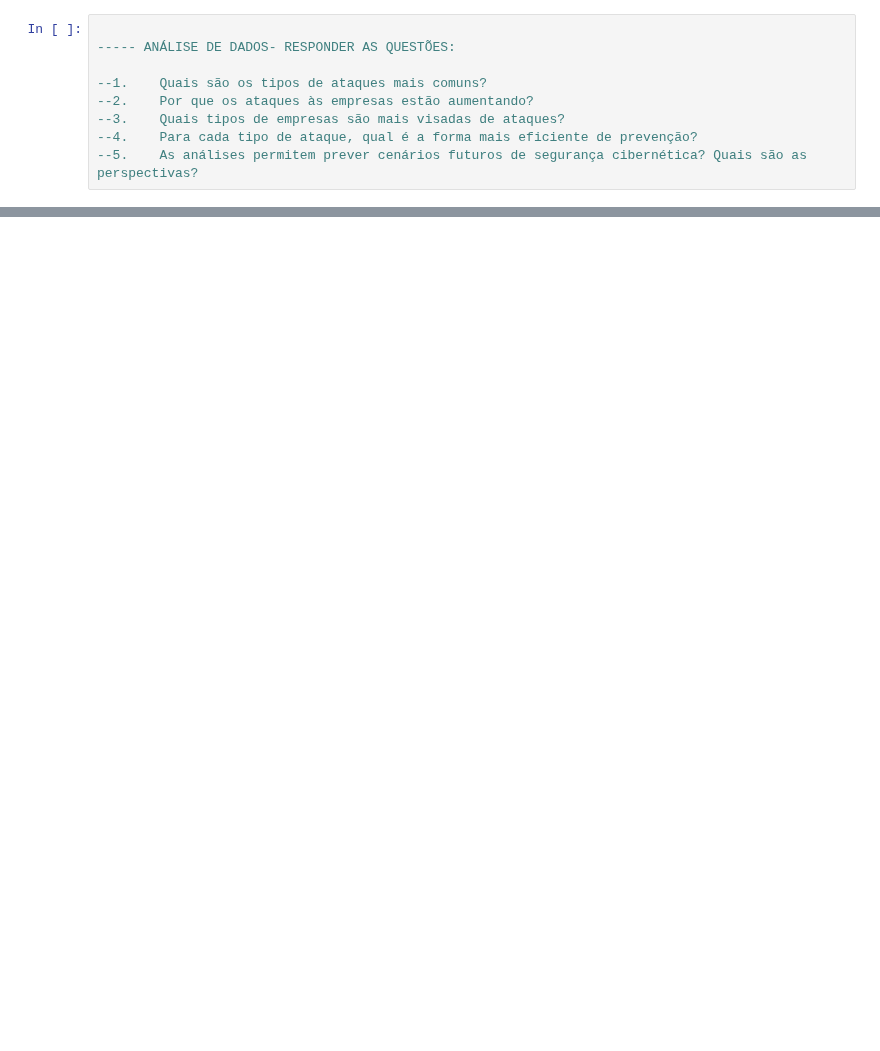
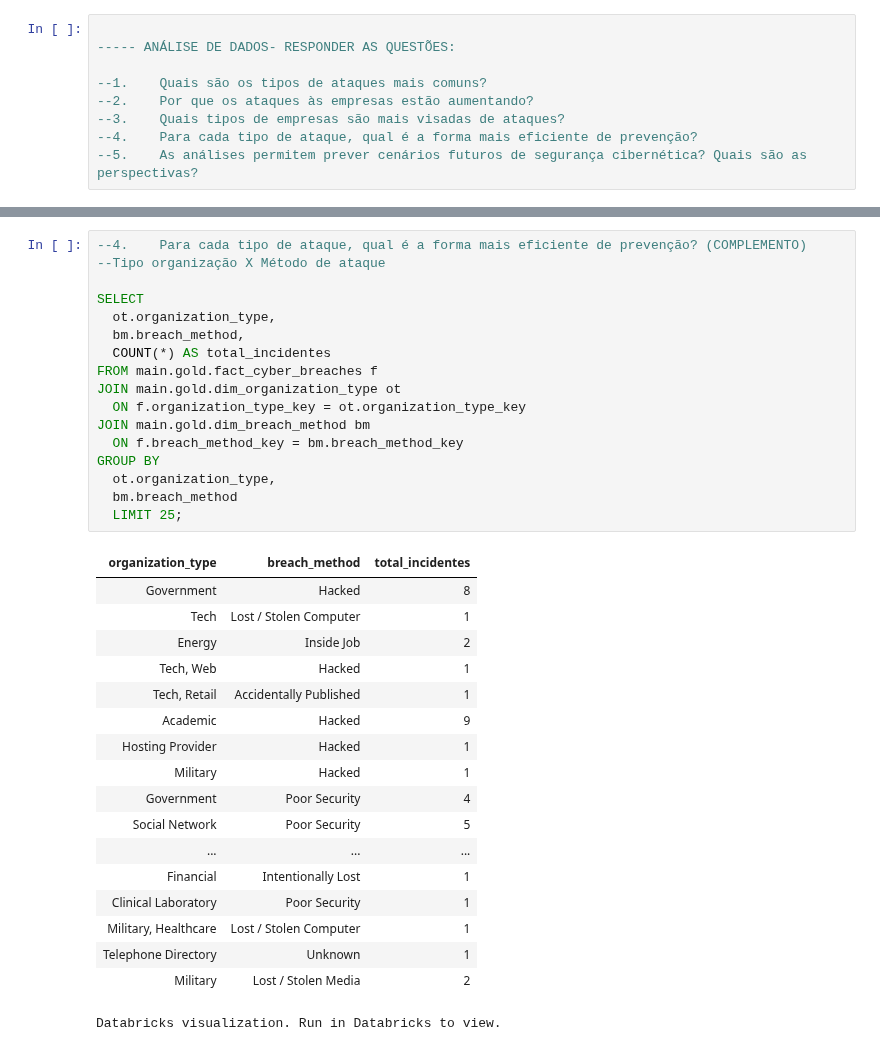
Before and after one commit to Vieiraligia/Data-Science-and-Analytics, a Jupyter notebook: MVP Engenharia de Dados/MVP.ipynb, the cells around one changed output, grey strips where cells are left out. Cells and saved outputs as stored; diff of their text form; blank space fills up the shorter version.

```diff
--- a/MVP Engenharia de Dados/MVP.ipynb
+++ b/MVP Engenharia de Dados/MVP.ipynb
@@ -441 +759,37 @@ GROUP BY bm.breach_method;
+# %%
+--4.	Para cada tipo de ataque, qual é a forma mais eficiente de prevenção? (COMPLEMENTO)
+--Tipo organização X Método de ataque
+
+SELECT
+  ot.organization_type,
+  bm.breach_method,
+  COUNT(*) AS total_incidentes
+FROM main.gold.fact_cyber_breaches f
+JOIN main.gold.dim_organization_type ot
+  ON f.organization_type_key = ot.organization_type_key
+JOIN main.gold.dim_breach_method bm
+  ON f.breach_method_key = bm.breach_method_key
+GROUP BY
+  ot.organization_type,
+  bm.breach_method
+  LIMIT 25;
+# %% [output]
+| organization_type | breach_method | total_incidentes |
+| Government | Hacked | 8 |
+| Tech | Lost / Stolen Computer | 1 |
+| Energy | Inside Job | 2 |
+| Tech, Web | Hacked | 1 |
+| Tech, Retail | Accidentally Published | 1 |
+| Academic | Hacked | 9 |
+| Hosting Provider | Hacked | 1 |
+| Military | Hacked | 1 |
+| Government | Poor Security | 4 |
+| Social Network | Poor Security | 5 |
+| ... | ... | ... |
+| Financial | Intentionally Lost | 1 |
+| Clinical Laboratory | Poor Security | 1 |
+| Military, Healthcare | Lost / Stolen Computer | 1 |
+| Telephone Directory | Unknown | 1 |
+| Military | Lost / Stolen Media | 2 |
+Databricks visualization. Run in Databricks to view.
 # %%
```
Also changed, not shown: parts of 43 cells of this notebook, 1 other file.
